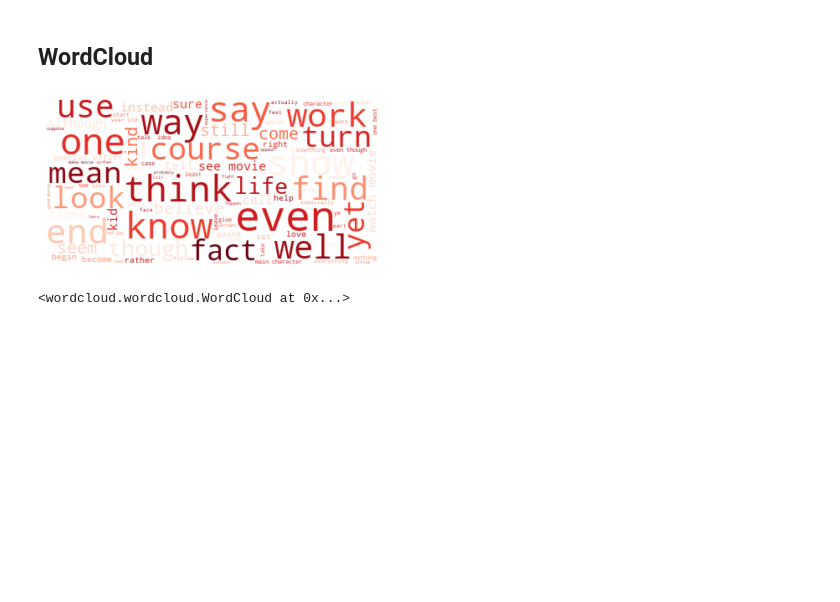
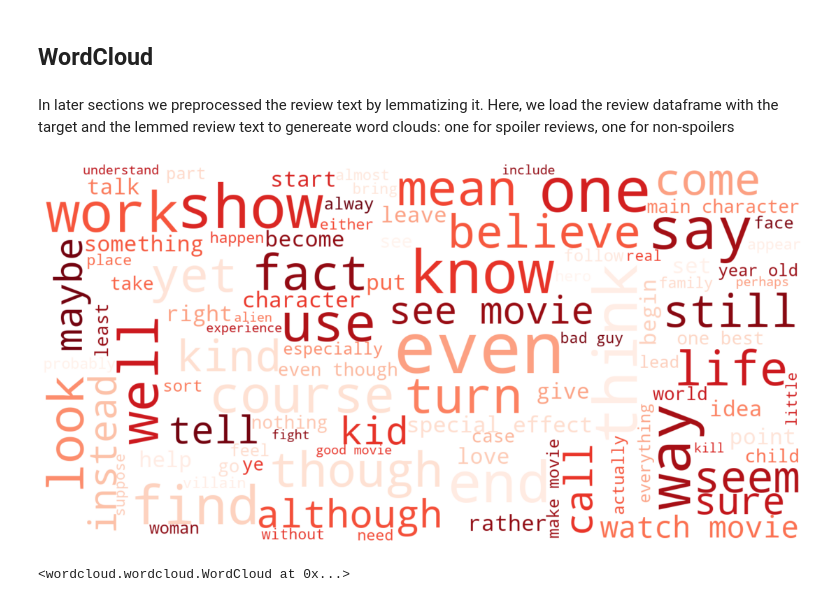
Before and after one commit to brtracy/capstone_project, a Jupyter notebook: EDA.ipynb, the cells around one changed output. Cells and saved outputs as stored; diff of their text form; code cells hidden in the pictures; blank space fills up the shorter version.

```diff
--- a/EDA.ipynb
+++ b/EDA.ipynb
@@ -468,20 +484,23 @@ merged_df.reset_index(drop=True, inplace=True)
 # %% [markdown]
 ## WordCloud
+# %% [markdown]
+In later sections we preprocessed the review text by lemmatizing it. Here, we load the review dataframe with the target and the lemmed review text to genereate word clouds: one for spoiler reviews, one for non-spoilers
 # %%
 review_df = pd.read_parquet('./data/reviews_lemmed.parquet', columns=['is_spoiler', 'review_text_lemmed'])
 # %%
 spoiler_words = review_df[review_df.is_spoiler == 1]['review_text_lemmed'].str.cat(sep=' ')
 non_spoiler_words = review_df[review_df.is_spoiler == 0]['review_text_lemmed'].str.cat(sep=' ')
 # %%
-spoiler_wordcloud = WordCloud(max_font_size=50, max_words=100,
-                              background_color='white', colormap='Reds').generate(spoiler_words)
+spoiler_wordcloud = WordCloud(max_font_size=150, max_words=100,
+                              background_color='white', colormap='Reds',
+                              width=1600, height=800).generate(spoiler_words)
 
-plt.figure()
+plt.figure(figsize=(20,10))
 plt.imshow(spoiler_wordcloud, interpolation="bilinear")
 plt.axis("off")
 plt.show();
 # %% [output]
-[figure, old version]
+[figure, new version]
 # %%
 spoiler_wordcloud.to_file('spoiler_wordcloud.png')
 # %% [output]
```
Also changed, not shown: parts of 84 cells of this notebook, 13 other files.
